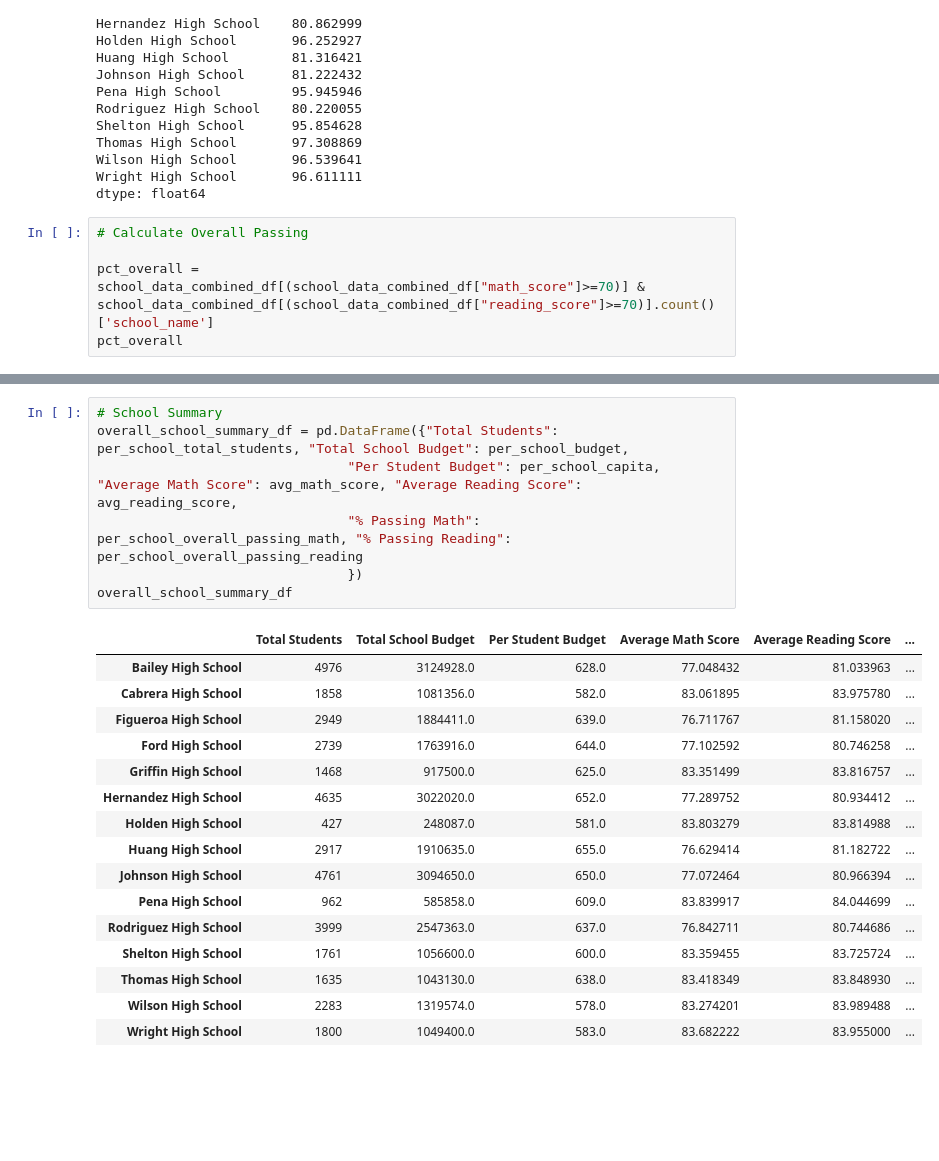
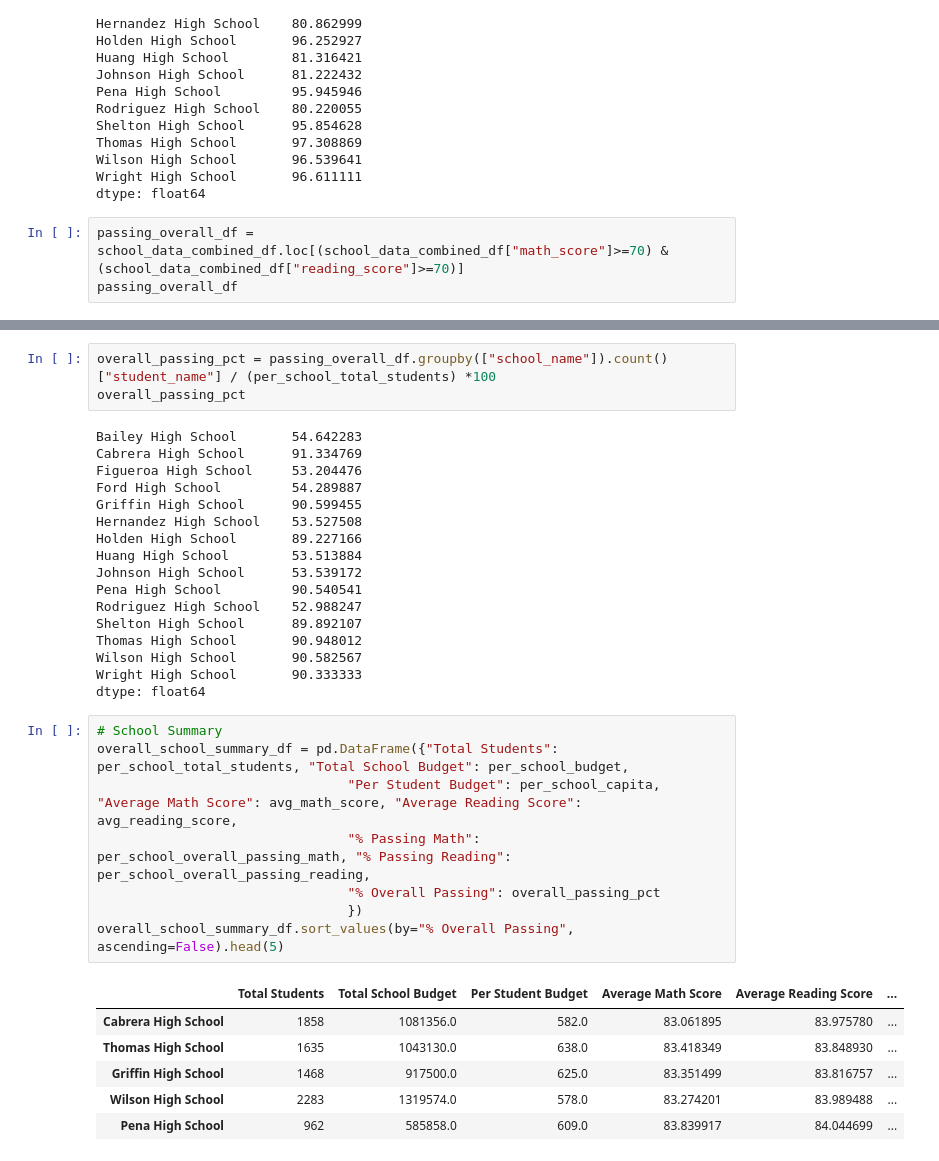
Before and after one commit to rchascall/pandas-challenge, a Jupyter notebook: PyCitySchools/PyCitySchools.ipynb, the cells around one changed output, grey strips where cells are left out. Cells and saved outputs as stored; diff of their text form; blank space fills up the shorter version.

Commit message:
Backup after School Summary Completed

```diff
--- a/PyCitySchools/PyCitySchools.ipynb
+++ b/PyCitySchools/PyCitySchools.ipynb
@@ -357,8 +357,6 @@ Wilson High School       96.539641
 Wright High School       96.611111
 dtype: float64
 # %%
-# Calculate Overall Passing
-
-pct_overall = school_data_combined_df[(school_data_combined_df["math_score"]>=70)] & school_data_combined_df[(school_data_combined_df["reading_score"]>=70)].count()['school_name']
-pct_overall
+passing_overall_df = school_data_combined_df.loc[(school_data_combined_df["math_score"]>=70) & (school_data_combined_df["reading_score"]>=70)]
+passing_overall_df
 # %% [output]
@@ -366,24 +376,35 @@ TypeError: unsupported operand type(s) for &: 'str' and 'int'
+# %%
+overall_passing_pct = passing_overall_df.groupby(["school_name"]).count()["student_name"] / (per_school_total_students) *100
+overall_passing_pct
+# %% [output]
+Bailey High School       54.642283
+Cabrera High School      91.334769
+Figueroa High School     53.204476
+Ford High School         54.289887
+Griffin High School      90.599455
+Hernandez High School    53.527508
+Holden High School       89.227166
+Huang High School        53.513884
+Johnson High School      53.539172
+Pena High School         90.540541
+Rodriguez High School    52.988247
+Shelton High School      89.892107
+Thomas High School       90.948012
+Wilson High School       90.582567
+Wright High School       90.333333
+dtype: float64
 # %%
 # School Summary
 overall_school_summary_df = pd.DataFrame({"Total Students": per_school_total_students, "Total School Budget": per_school_budget,
                                 "Per Student Budget": per_school_capita, "Average Math Score": avg_math_score, "Average Reading Score": avg_reading_score,
-                                "% Passing Math": per_school_overall_passing_math, "% Passing Reading": per_school_overall_passing_reading
+                                "% Passing Math": per_school_overall_passing_math, "% Passing Reading": per_school_overall_passing_reading,
+                                "% Overall Passing": overall_passing_pct
                                 })
-overall_school_summary_df
+overall_school_summary_df.sort_values(by="% Overall Passing", ascending=False).head(5)
 # %% [output]
 |  | Total Students | Total School Budget | Per Student Budget | Average Math Score | Average Reading Score | ... |
-| Bailey High School | 4976 | 3124928.0 | 628.0 | 77.048432 | 81.033963 | ... |
 | Cabrera High School | 1858 | 1081356.0 | 582.0 | 83.061895 | 83.975780 | ... |
-| Figueroa High School | 2949 | 1884411.0 | 639.0 | 76.711767 | 81.158020 | ... |
-| Ford High School | 2739 | 1763916.0 | 644.0 | 77.102592 | 80.746258 | ... |
+| Thomas High School | 1635 | 1043130.0 | 638.0 | 83.418349 | 83.848930 | ... |
 | Griffin High School | 1468 | 917500.0 | 625.0 | 83.351499 | 83.816757 | ... |
-| Hernandez High School | 4635 | 3022020.0 | 652.0 | 77.289752 | 80.934412 | ... |
-| Holden High School | 427 | 248087.0 | 581.0 | 83.803279 | 83.814988 | ... |
-| Huang High School | 2917 | 1910635.0 | 655.0 | 76.629414 | 81.182722 | ... |
-| Johnson High School | 4761 | 3094650.0 | 650.0 | 77.072464 | 80.966394 | ... |
+| Wilson High School | 2283 | 1319574.0 | 578.0 | 83.274201 | 83.989488 | ... |
 | Pena High School | 962 | 585858.0 | 609.0 | 83.839917 | 84.044699 | ... |
-| Rodriguez High School | 3999 | 2547363.0 | 637.0 | 76.842711 | 80.744686 | ... |
-| Shelton High School | 1761 | 1056600.0 | 600.0 | 83.359455 | 83.725724 | ... |
-| Thomas High School | 1635 | 1043130.0 | 638.0 | 83.418349 | 83.848930 | ... |
-| Wilson High School | 2283 | 1319574.0 | 578.0 | 83.274201 | 83.989488 | ... |
-| Wright High School | 1800 | 1049400.0 | 583.0 | 83.682222 | 83.955000 | ... |
```
Also changed, not shown: parts of 1 cell of this notebook.
